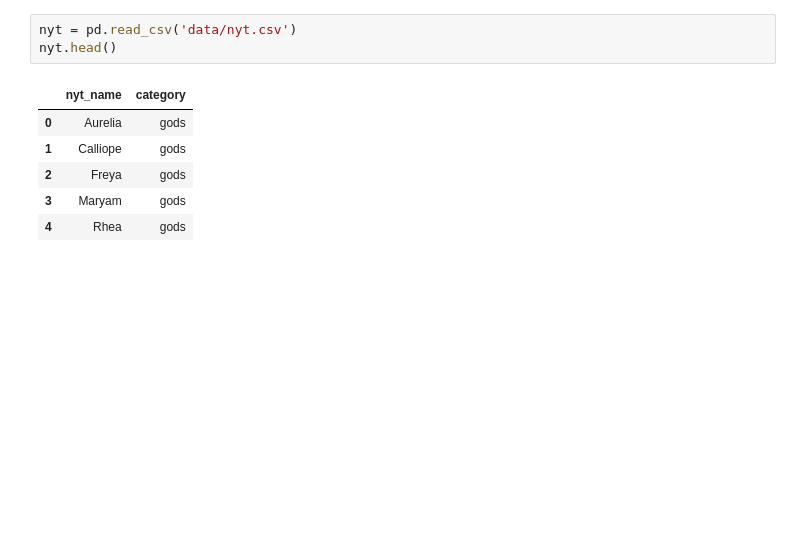
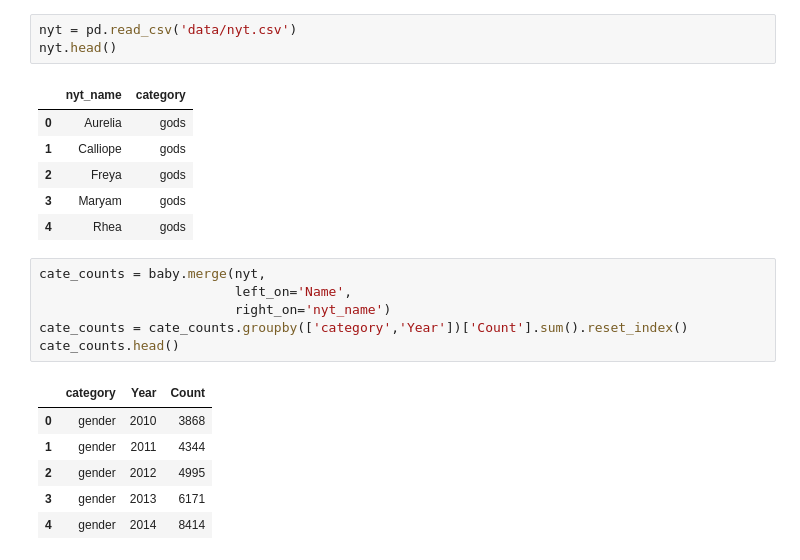
Before and after one commit to OneRaise5385/DataScience, a Jupyter notebook: prac06.ipynb, the cells around one changed output. Saved outputs shown, nothing was run; the diff lists cells and outputs as text; blank space fills up the shorter version.

```diff
--- a/prac06.ipynb
+++ b/prac06.ipynb
@@ -209,3 +438,16 @@ nyt.head()
 | 2 | Freya | gods |
 | 3 | Maryam | gods |
 | 4 | Rhea | gods |
+# %%
+cate_counts = baby.merge(nyt,
+                         left_on='Name',
+                         right_on='nyt_name')
+cate_counts = cate_counts.groupby(['category','Year'])['Count'].sum().reset_index()
+cate_counts.head()
+# %% [output]
+|  | category | Year | Count |
+| 0 | gender | 2010 | 3868 |
+| 1 | gender | 2011 | 4344 |
+| 2 | gender | 2012 | 4995 |
+| 3 | gender | 2013 | 6171 |
+| 4 | gender | 2014 | 8414 |
```
Also changed, not shown: parts of 34 cells of this notebook, 2 other files.
